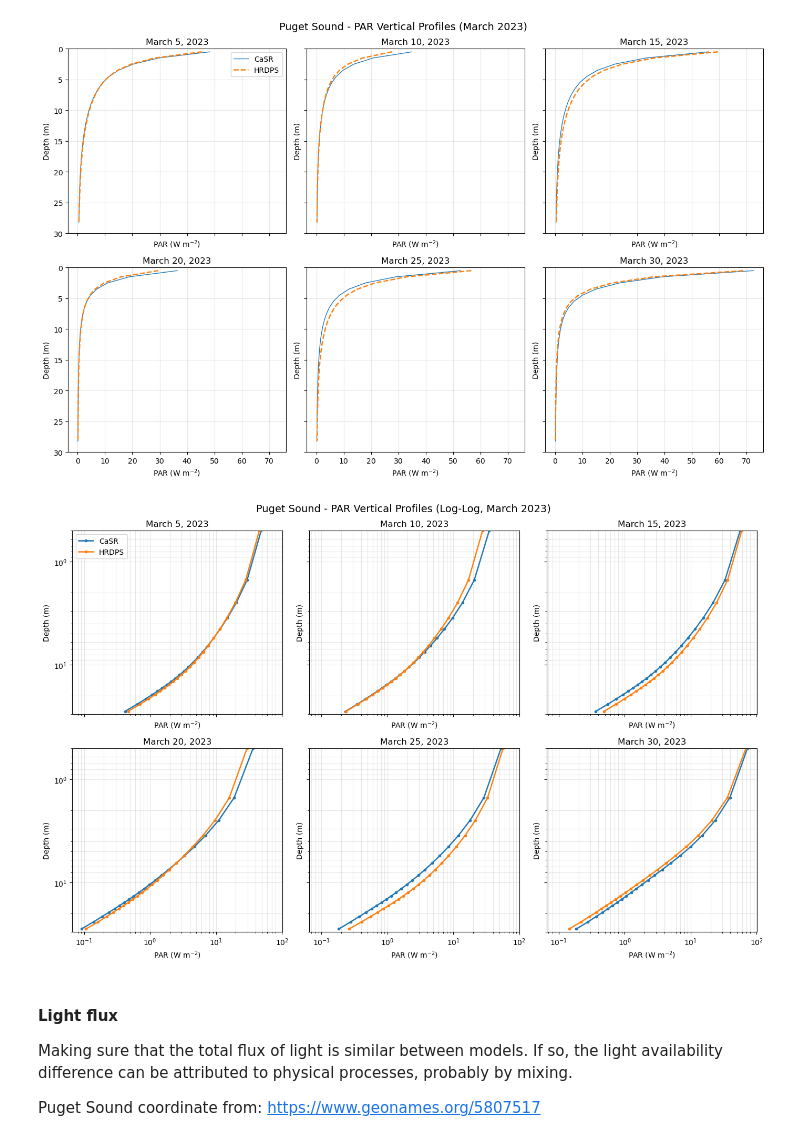
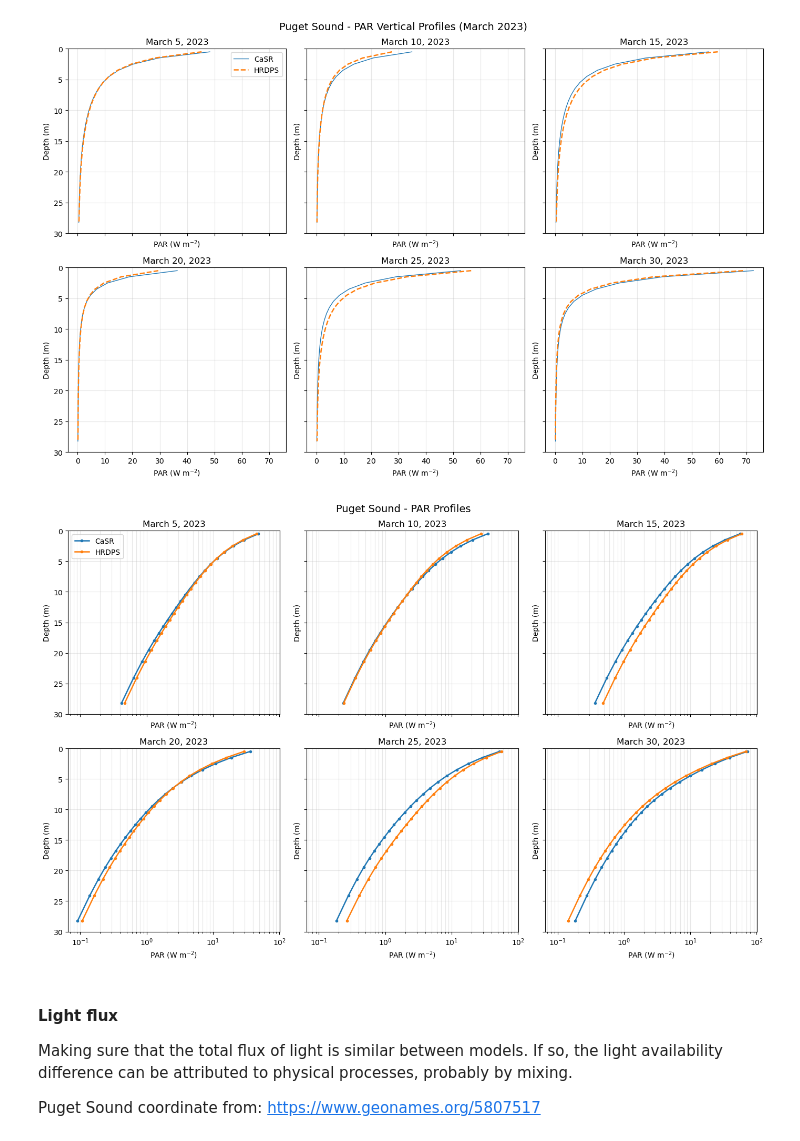
Before and after one commit to SalishSeaCast/analysis-junqi, a Jupyter notebook: Analysis_Atmospheric_Forcing/Analysis_results_comparison/00MMM2023/All_compare_flux.ipynb, the cells around one changed output. Cells and saved outputs as stored; diff of their text form; code cells hidden in the pictures.

```diff
--- a/Analysis_Atmospheric_Forcing/Analysis_results_comparison/00MMM2023/All_compare_flux.ipynb
+++ b/Analysis_Atmospheric_Forcing/Analysis_results_comparison/00MMM2023/All_compare_flux.ipynb
@@ -2598,42 +2598,57 @@ for ax, day in zip(axes, selected_days):
     depth_hrdps, par_hrdps = get_par_profile(hrdps_ds, day)
 
     # Log-log plots
-    ax.loglog(
+    # ax.loglog(
+    #     par_casr, depth_casr,
+    #     '-o', label='CaSR',
+    #     linewidth=1.8, markersize=3
+    # )
+
+    # ax.loglog(
+    #     par_hrdps, depth_hrdps,
+    #     '-o', label='HRDPS',
+    #     linewidth=1.8, markersize=3
+    # )
+
+    # semilog
+
+    ax.semilogx(
         par_casr, depth_casr,
         '-o', label='CaSR',
         linewidth=1.8, markersize=3
     )
 
-    ax.loglog(
+    ax.semilogx(
         par_hrdps, depth_hrdps,
         '-o', label='HRDPS',
         linewidth=1.8, markersize=3
     )
 
     ax.set_title(f'March {day}, 2023')
 
     # Invert depth axis
-    ax.set_ylim(max_depth, 0.5)
+    # ax.set_ylim(max_depth, 0.5)
+    ax.set_ylim(max_depth, 0)
 
     ax.set_xlabel('PAR (W m$^{-2}$)')
     ax.set_ylabel('Depth (m)')
 
     ax.grid(alpha=0.3, which='both')
 
 axes[0].legend()
 
 plt.suptitle(
-    'Puget Sound - PAR Vertical Profiles (Log-Log, March 2023)',
+    'Puget Sound - PAR Profiles',
     fontsize=14
 )
 
 plt.tight_layout()
 plt.show()
 
 casr_ds.close()
 hrdps_ds.close()
 # %% [output]
-[figure, old version]
+[figure, new version]
 # %% [markdown]
 #### Light flux
 
```
Also changed, not shown: 2 other files.
